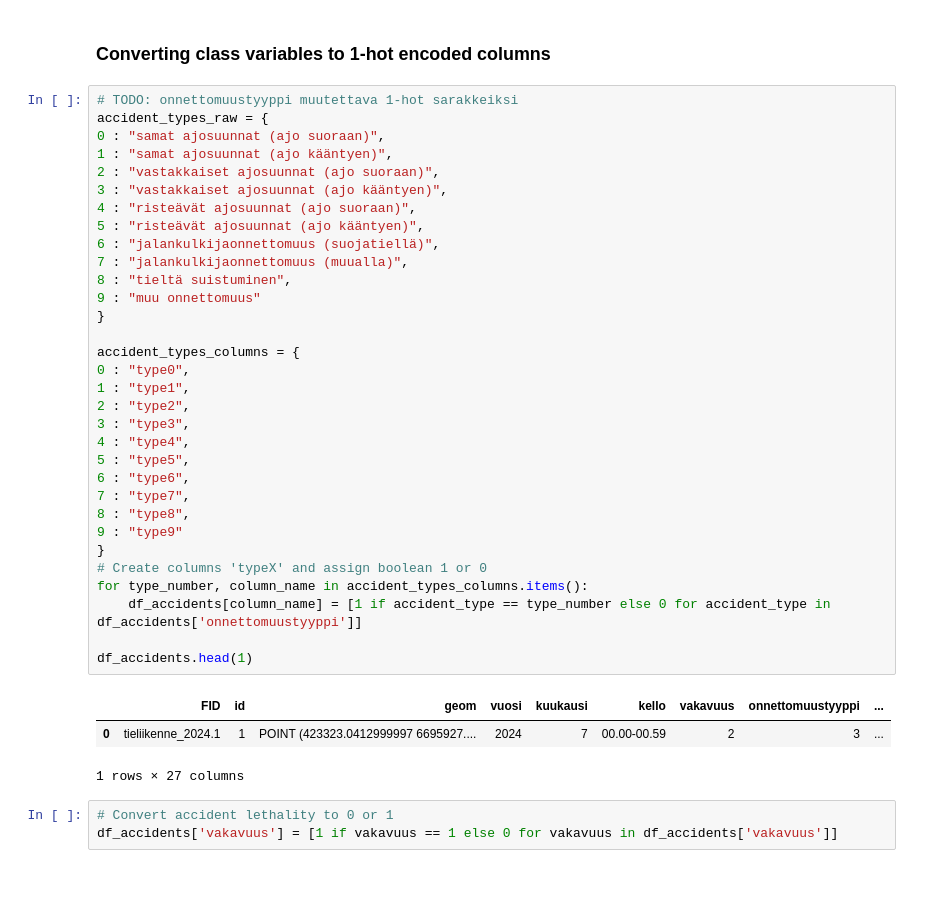
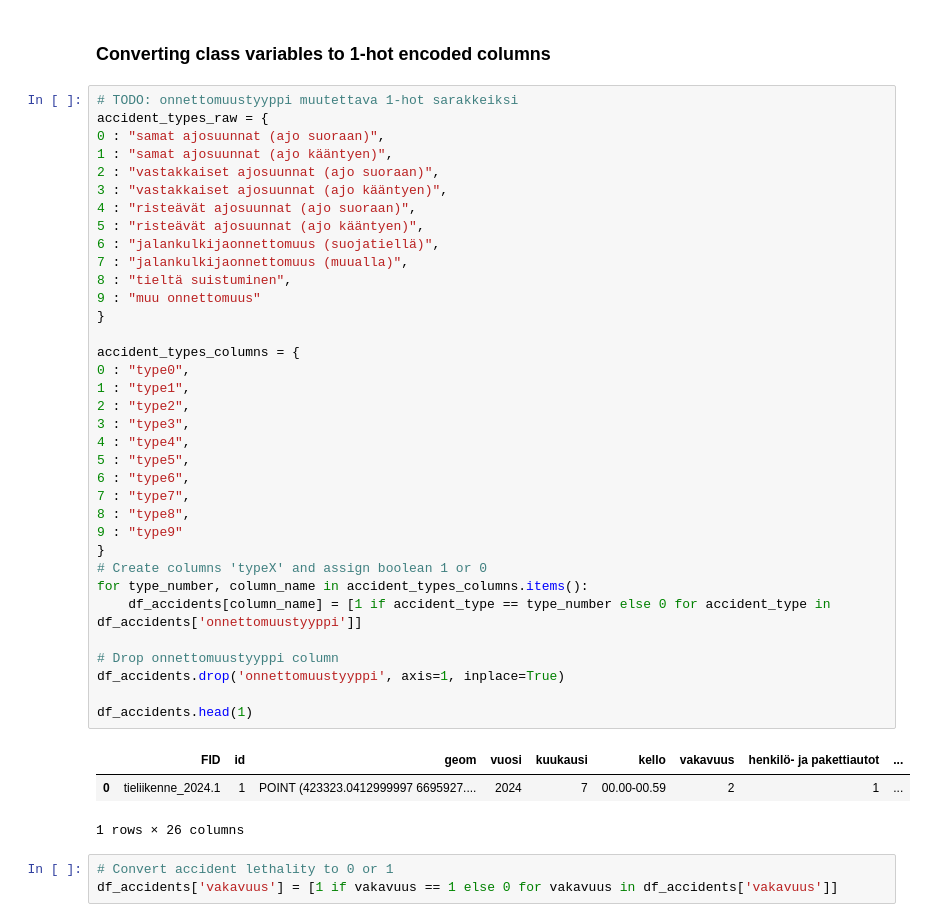
Before and after one commit to TopiAhola/data-and-ml-group5, a Jupyter notebook: project/traffic_accidents_analysis.ipynb, the cells around one changed output. Cells and saved outputs as stored; diff of their text form; blank space fills up the shorter version.

Commit message:
vakavuus 0 tai 1

```diff
--- a/project/traffic_accidents_analysis.ipynb
+++ b/project/traffic_accidents_analysis.ipynb
@@ -139,36 +133,39 @@ accident_types_raw = {
 0 : "samat ajosuunnat (ajo suoraan)",
 1 : "samat ajosuunnat (ajo kääntyen)",
 2 : "vastakkaiset ajosuunnat (ajo suoraan)",
 3 : "vastakkaiset ajosuunnat (ajo kääntyen)",
 4 : "risteävät ajosuunnat (ajo suoraan)",
 5 : "risteävät ajosuunnat (ajo kääntyen)",
 6 : "jalankulkijaonnettomuus (suojatiellä)",
 7 : "jalankulkijaonnettomuus (muualla)",
 8 : "tieltä suistuminen",
 9 : "muu onnettomuus"
 }
 
 accident_types_columns = {
 0 : "type0",
 1 : "type1",
 2 : "type2",
 3 : "type3",
 4 : "type4",
 5 : "type5",
 6 : "type6",
 7 : "type7",
 8 : "type8",
 9 : "type9"
 }
 # Create columns 'typeX' and assign boolean 1 or 0
 for type_number, column_name in accident_types_columns.items():
     df_accidents[column_name] = [1 if accident_type == type_number else 0 for accident_type in df_accidents['onnettomuustyyppi']]
 
+# Drop onnettomuustyyppi column
+df_accidents.drop('onnettomuustyyppi', axis=1, inplace=True)
+
 df_accidents.head(1)
 # %% [output]
-|  | FID | id | geom | vuosi | kuukausi | kello | vakavuus | onnettomuustyyppi | ... |
-| 0 | tieliikenne_2024.1 | 1 | POINT (423323.0412999997 6695927.... | 2024 | 7 | 00.00-00.59 | 2 | 3 | ... |
+|  | FID | id | geom | vuosi | kuukausi | kello | vakavuus | henkilö- ja pakettiautot | ... |
+| 0 | tieliikenne_2024.1 | 1 | POINT (423323.0412999997 6695927.... | 2024 | 7 | 00.00-00.59 | 2 | 1 | ... |
-1 rows × 27 columns
+1 rows × 26 columns
 # %%
 # Convert accident lethality to 0 or 1
 df_accidents['vakavuus'] = [1 if vakavuus == 1 else 0 for vakavuus in df_accidents['vakavuus']]
```
Also changed, not shown: parts of 10 cells of this notebook, 1 other file.
